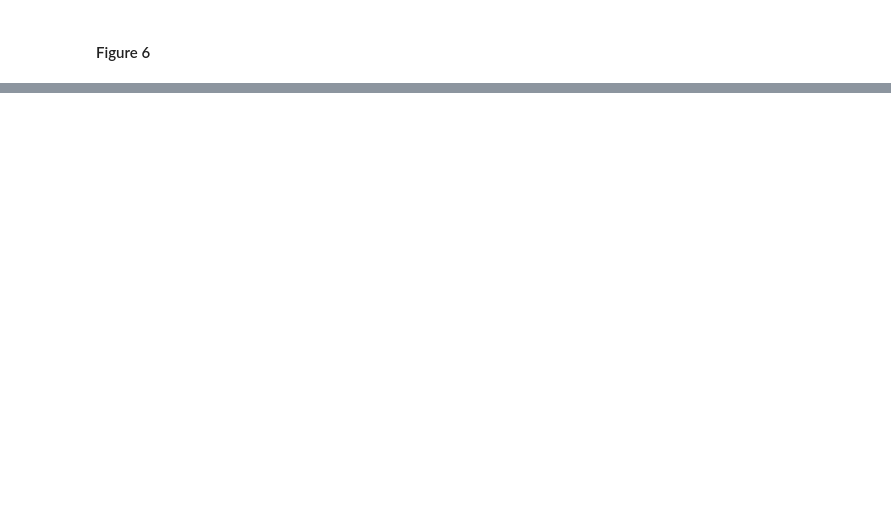
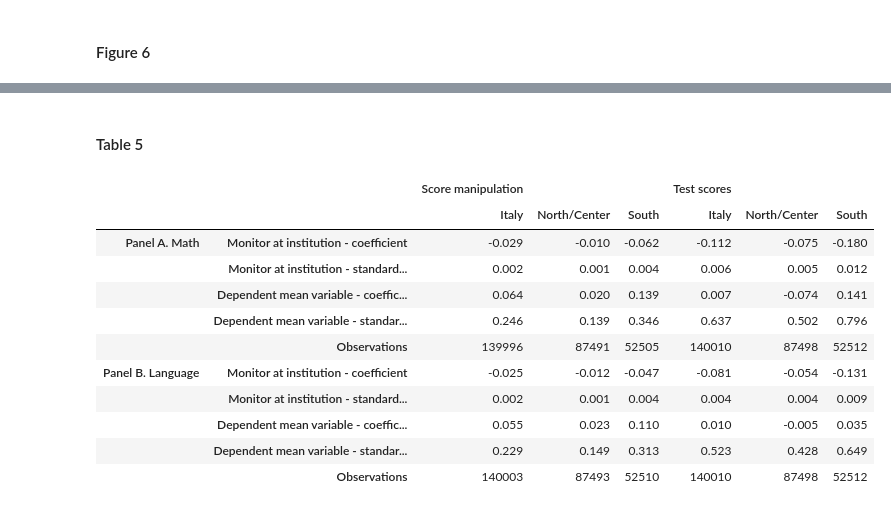
Before and after one commit to FedericoAlexanderRizzuto/microeconometrics-course-project-FedericoAlexanderRizzuto, a Jupyter notebook: project.ipynb, the cells around one changed output, grey strips where cells are left out. Saved outputs shown, nothing was run; the diff lists cells and outputs as text; code cells hidden in the pictures; blank space fills up the shorter version.

```diff
--- a/project.ipynb
+++ b/project.ipynb
@@ -153,0 +220,17 @@ create_fig6(df)
+# %% [markdown]
+#### Table 5
+# %%
+create_table5(df)
+# %% [output]
+|  |  | Score manipulation |  |  | Test scores |  |  |
+|  |  | Italy | North/Center | South | Italy | North/Center | South |
+| Panel A. Math | Monitor at institution - coefficient | -0.029 | -0.010 | -0.062 | -0.112 | -0.075 | -0.180 |
+|  | Monitor at institution - standard... | 0.002 | 0.001 | 0.004 | 0.006 | 0.005 | 0.012 |
+|  | Dependent mean variable - coeffic... | 0.064 | 0.020 | 0.139 | 0.007 | -0.074 | 0.141 |
+|  | Dependent mean variable - standar... | 0.246 | 0.139 | 0.346 | 0.637 | 0.502 | 0.796 |
+|  | Observations | 139996 | 87491 | 52505 | 140010 | 87498 | 52512 |
+| Panel B. Language | Monitor at institution - coefficient | -0.025 | -0.012 | -0.047 | -0.081 | -0.054 | -0.131 |
+|  | Monitor at institution - standard... | 0.002 | 0.001 | 0.004 | 0.004 | 0.004 | 0.009 |
+|  | Dependent mean variable - coeffic... | 0.055 | 0.023 | 0.110 | 0.010 | -0.005 | 0.035 |
+|  | Dependent mean variable - standar... | 0.229 | 0.149 | 0.313 | 0.523 | 0.428 | 0.649 |
+|  | Observations | 140003 | 87493 | 52510 | 140010 | 87498 | 52512 |
```
Also changed, not shown: parts of 34 cells of this notebook, 4 other files.
